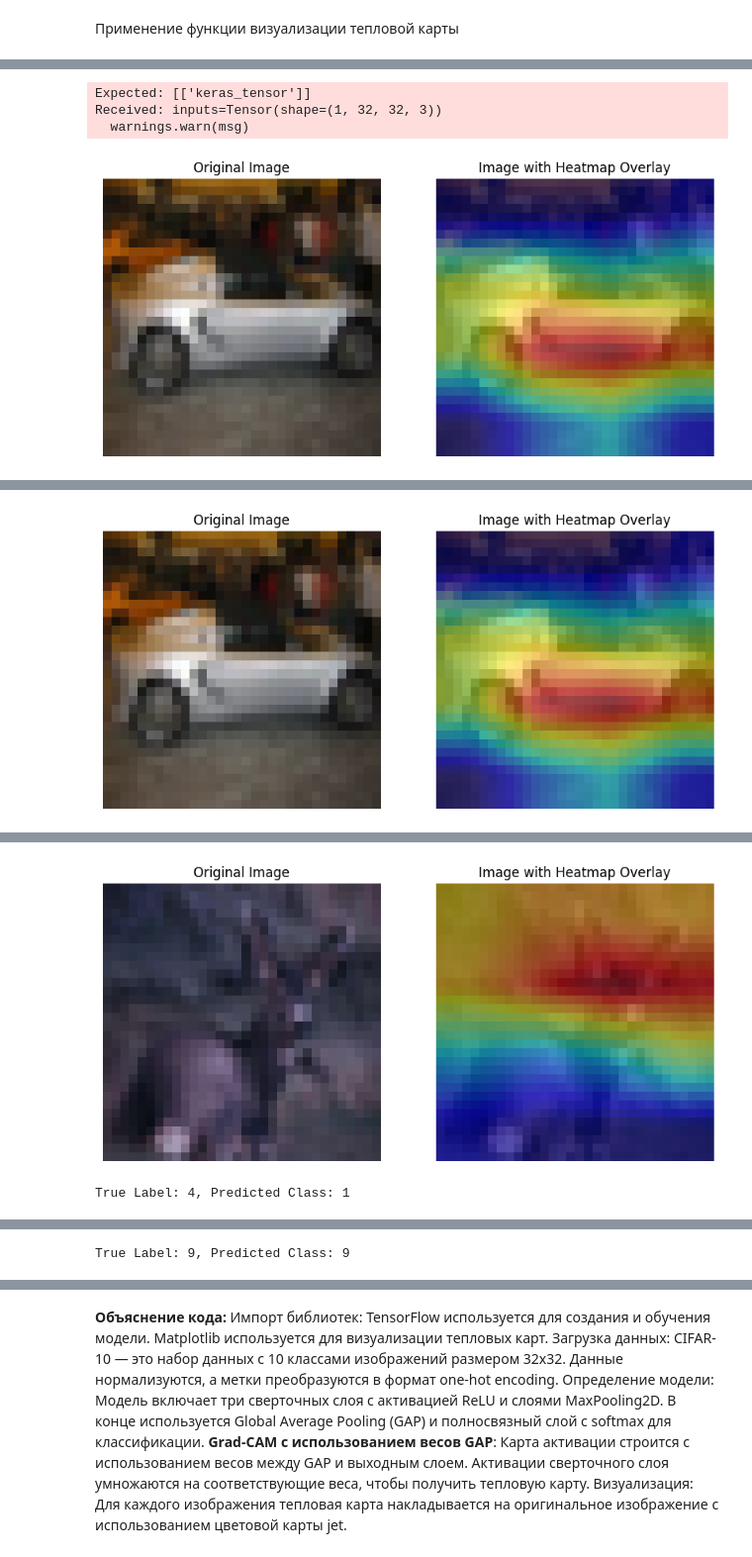
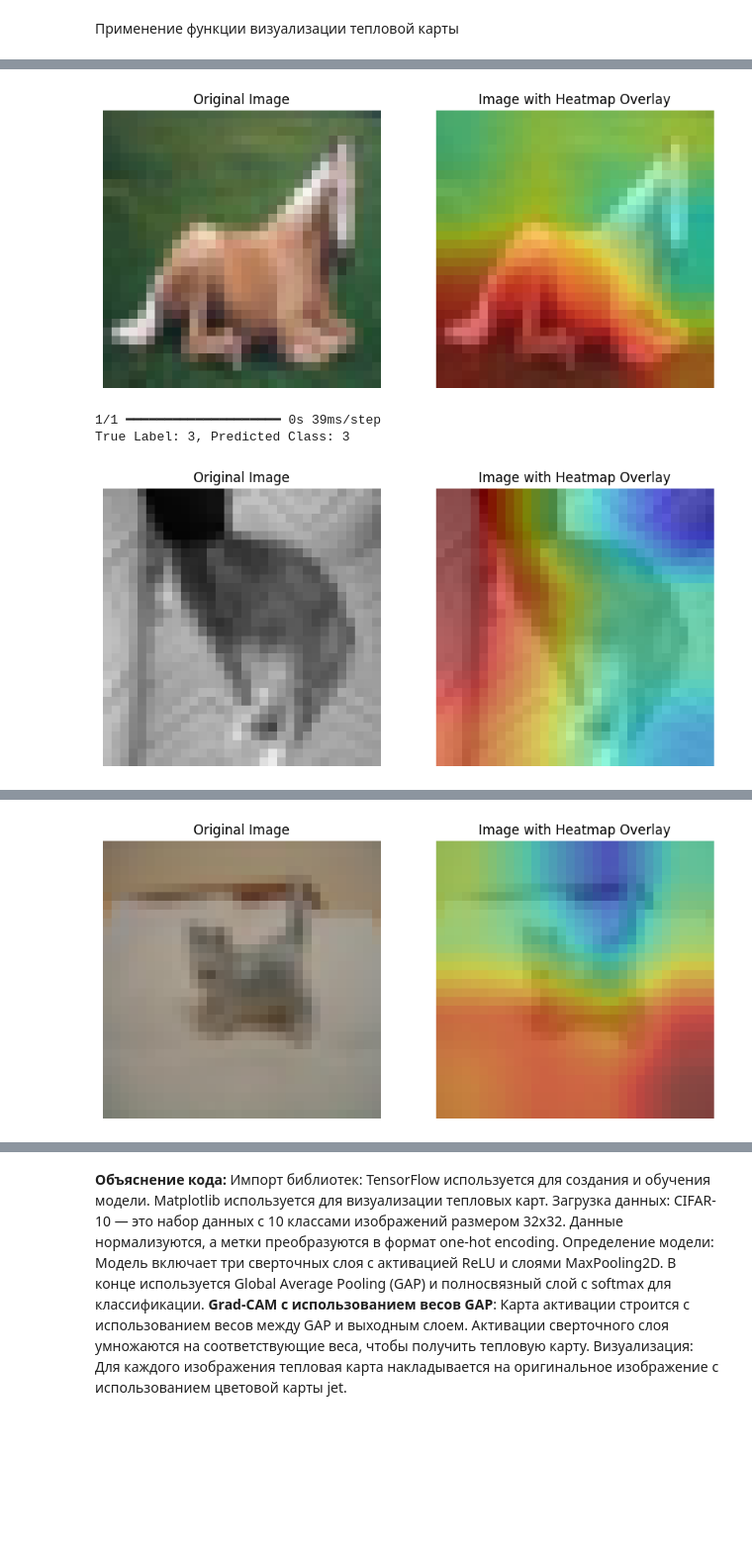
Before and after one commit to itc202/praktik, a Jupyter notebook: Grad_CAM_с_глобальным_пулингом_GAP_визуализация_тепловой_карты_пример.ipynb, the cells around one changed output, grey strips where cells are left out. Shown: that part at 99% size. Saved outputs shown, nothing was run; the diff lists cells and outputs as text; code cells hidden in the pictures; blank space fills up the shorter version.

```diff
--- a/Grad_CAM_с_глобальным_пулингом_GAP_визуализация_тепловой_карты_пример.ipynb
+++ b/Grad_CAM_с_глобальным_пулингом_GAP_визуализация_тепловой_карты_пример.ipynb
@@ -64,5 +64,5 @@ model = create_model()
 model.compile(optimizer='adam', loss='categorical_crossentropy', metrics=['accuracy'])
 # %%
 # Обучение модели
-history = model.fit(x_train, y_train, epochs=1, batch_size=64, validation_data=(x_test, y_test))
+history = model.fit(x_train, y_train, epochs=5, batch_size=64, validation_data=(x_test, y_test))
 # %% [output]
@@ -149,6 +157,6 @@ def overlay_heatmap_on_image(img, heatmap, alpha=0.5):
 # %%
 # Функция для наложения тепловой карты на изображение
-def overlay_heatmap_on_image(img, heatmap, alpha=0.5):
+def overlay_heatmap_on_image(img, heatmap, alpha=0.4):
     # Масштабируем тепловую карту к размеру изображения
     heatmap_resized = cv2.resize(heatmap, (img.shape[1], img.shape[0]))
 
@@ -197,7 +205,7 @@ for _ in range(3):
     plt.axis('off')
     plt.show()
 
-
+"""
     # Визуализация
     print(f"True Label: {true_label}, Predicted Class: {predicted_class}")
     plt.figure(figsize=(10, 5))
@@ -207,17 +215,17 @@ for _ in range(3):
     plt.title("Original Image")
     plt.imshow(sample_img)
     #plt.axis('scaled')  # Сохраняем реальный масштаб
-    plt.axis('off')
+    plt.axis('on')
 
     # Изображение с наложенной тепловой картой
     plt.subplot(1, 2, 2)
     plt.title("Image with Heatmap Overlay")
     plt.imshow(overlay)
     #plt.axis('scaled')  # Сохраняем реальный масштаб
-    plt.axis('off')
+    plt.axis('on')
 
     plt.show()
-
+"""
 """
       # Визуализация
     print(f"True Label: {true_label}, Predicted Class: {predicted_class}")
@@ -246,4 +254,4 @@ True Label: 1, Predicted Class: 1
+[figure, new version]
-Expected: [['keras_tensor']]
-Received: inputs=Tensor(shape=(1, 32, 32, 3))
-  warnings.warn(msg)
+1/1 ━━━━━━━━━━━━━━━━━━━━ 0s 39ms/step
+True Label: 3, Predicted Class: 3
-[figure, old version]
+[figure, new version]
@@ -251 +260 @@ True Label: 1, Predicted Class: 1
-[figure, old version]
+[figure, new version]
@@ -254,2 +261,0 @@ True Label: 4, Predicted Class: 1
-[figure, old version]
-True Label: 4, Predicted Class: 1
@@ -260 +261,0 @@ True Label: 9, Predicted Class: 9
-True Label: 9, Predicted Class: 9
```
Also changed, not shown: parts of 5 cells of this notebook.
